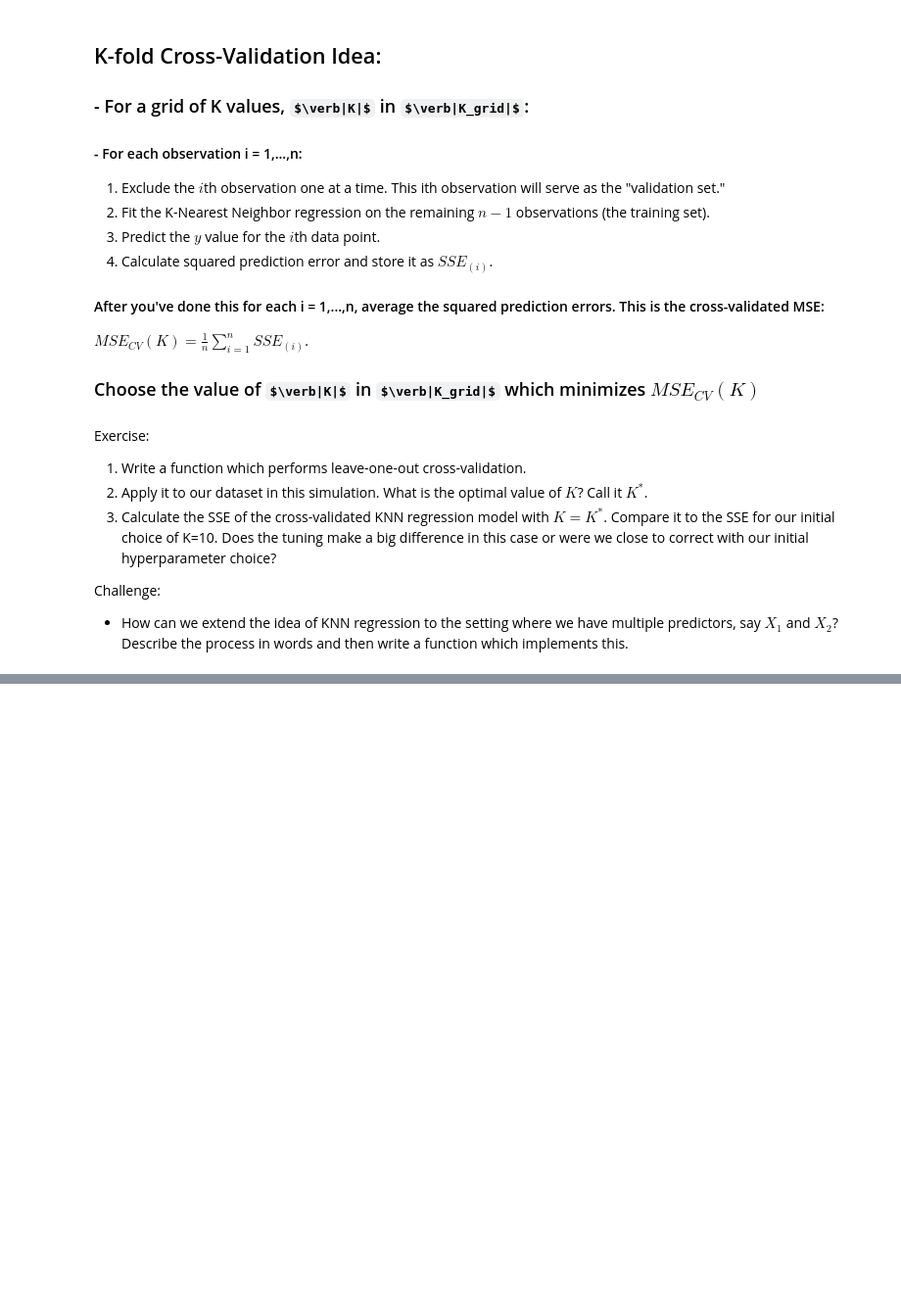
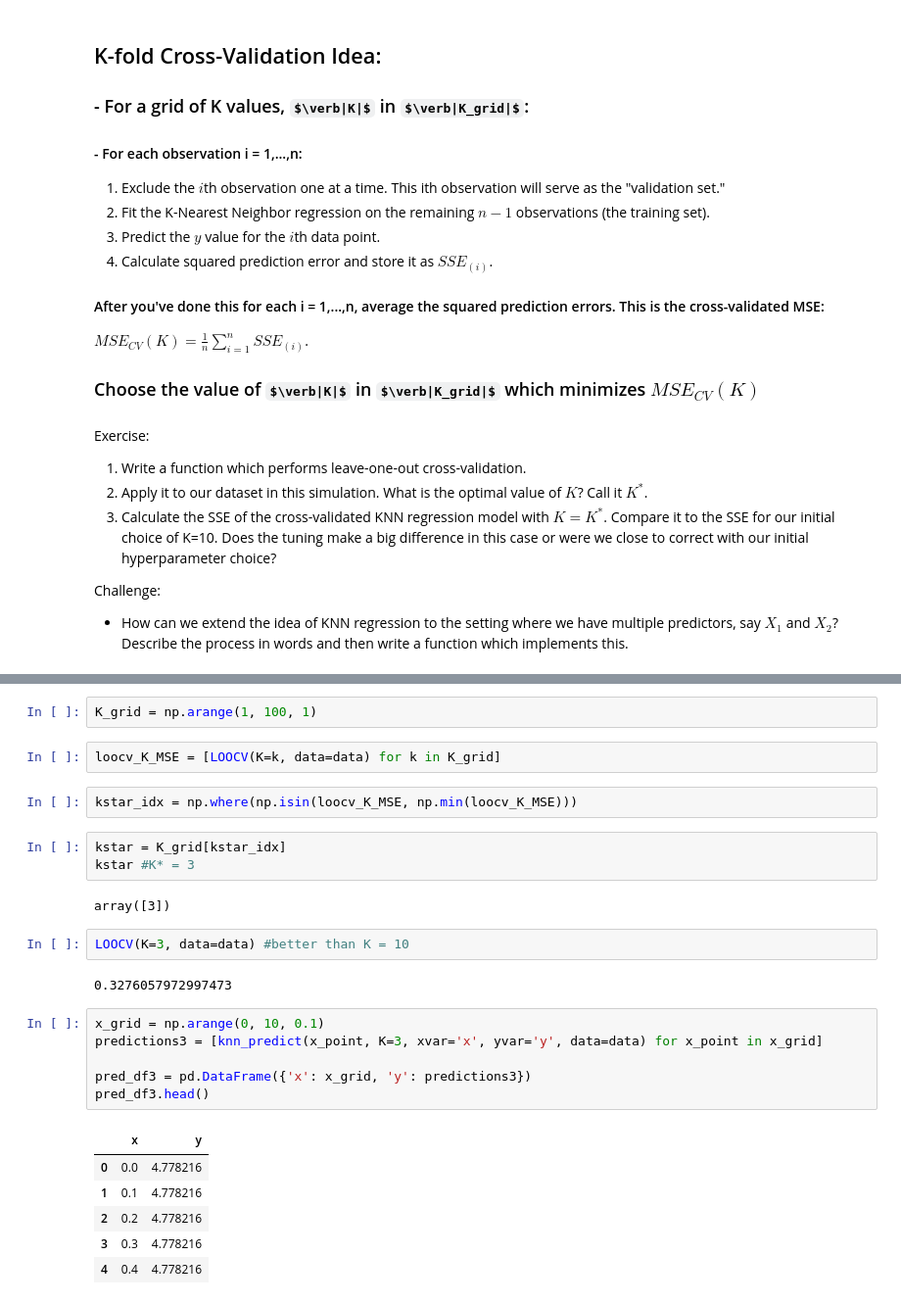
Before and after one commit to codycarroll/regression_f24, a Jupyter notebook: Code/nonparametric_regression_knn.ipynb, the cells around one changed output, grey strips where cells are left out. Shown: that part at 98% size. Drawn from its saved outputs; the diff is of its cells as text; some formulas as TeX source; blank space fills up the shorter version.

```diff
--- a/Code/nonparametric_regression_knn.ipynb
+++ b/Code/nonparametric_regression_knn.ipynb
@@ -198,0 +229,28 @@ Challenge:
+# %%
+K_grid = np.arange(1, 100, 1)
+# %%
+loocv_K_MSE = [LOOCV(K=k, data=data) for k in K_grid]
+# %%
+kstar_idx = np.where(np.isin(loocv_K_MSE, np.min(loocv_K_MSE)))
+# %%
+kstar = K_grid[kstar_idx]
+kstar #K* = 3
+# %% [output]
+array([3])
+# %%
+LOOCV(K=3, data=data) #better than K = 10
+# %% [output]
+0.3276057972997473
+# %%
+x_grid = np.arange(0, 10, 0.1)
+predictions3 = [knn_predict(x_point, K=3, xvar='x', yvar='y', data=data) for x_point in x_grid]
+
+pred_df3 = pd.DataFrame({'x': x_grid, 'y': predictions3})
+pred_df3.head()
+# %% [output]
+|  | x | y |
+| 0 | 0.0 | 4.778216 |
+| 1 | 0.1 | 4.778216 |
+| 2 | 0.2 | 4.778216 |
+| 3 | 0.3 | 4.778216 |
+| 4 | 0.4 | 4.778216 |
```
Also changed, not shown: parts of 3 cells of this notebook, 3 other files.
